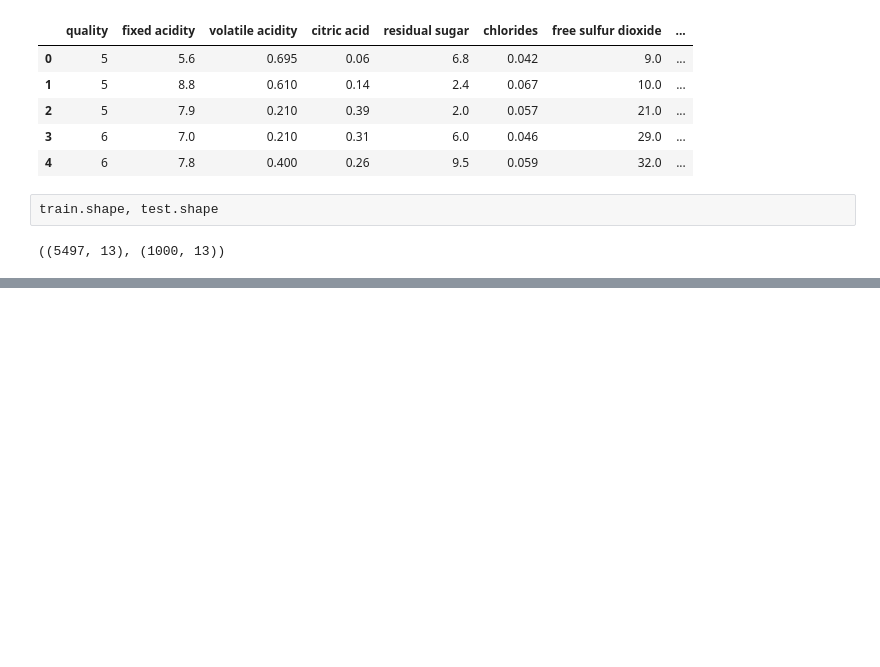
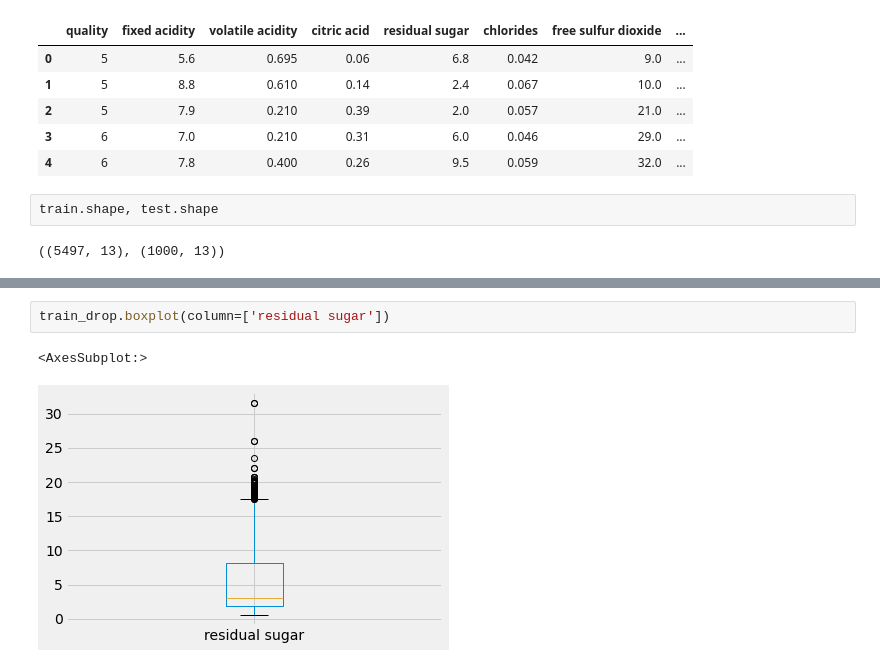
Before and after one commit to cagongman/wine_quality_classification, a Jupyter notebook: wine_quality_base.ipynb, the cells around one changed output, grey strips where cells are left out. Saved outputs shown, nothing was run; the diff lists cells and outputs as text; blank space fills up the shorter version.

```diff
--- a/wine_quality_base.ipynb
+++ b/wine_quality_base.ipynb
@@ -337,0 +141,5 @@ print(rf.feature_importances_)
+# %%
+train_drop.boxplot(column=['residual sugar'])
+# %% [output]
+<AxesSubplot:>
+[figure, added]
```
Also changed, not shown: parts of 63 cells of this notebook, 5 other files.
